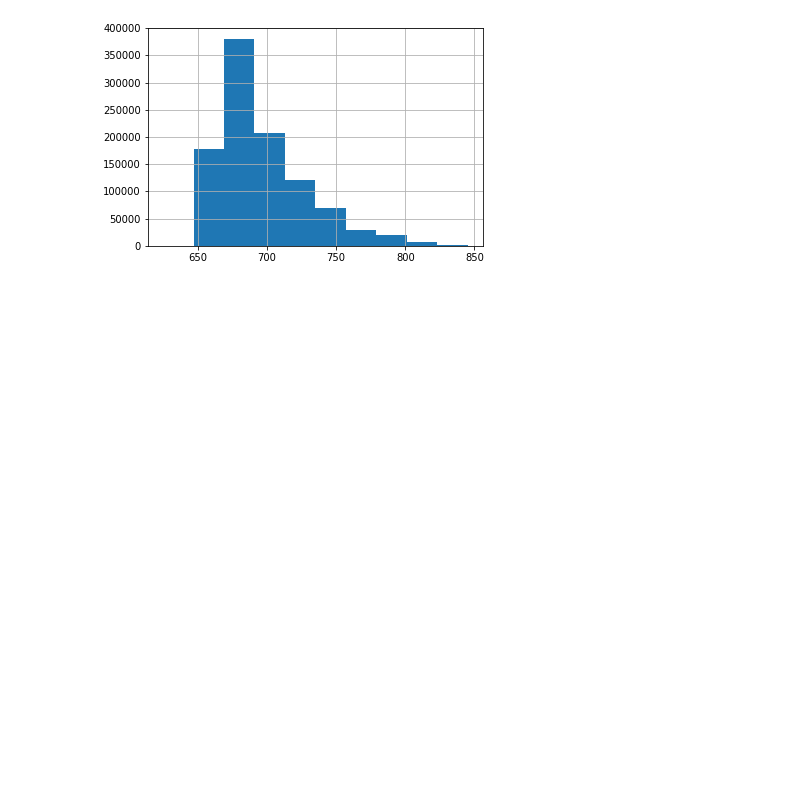
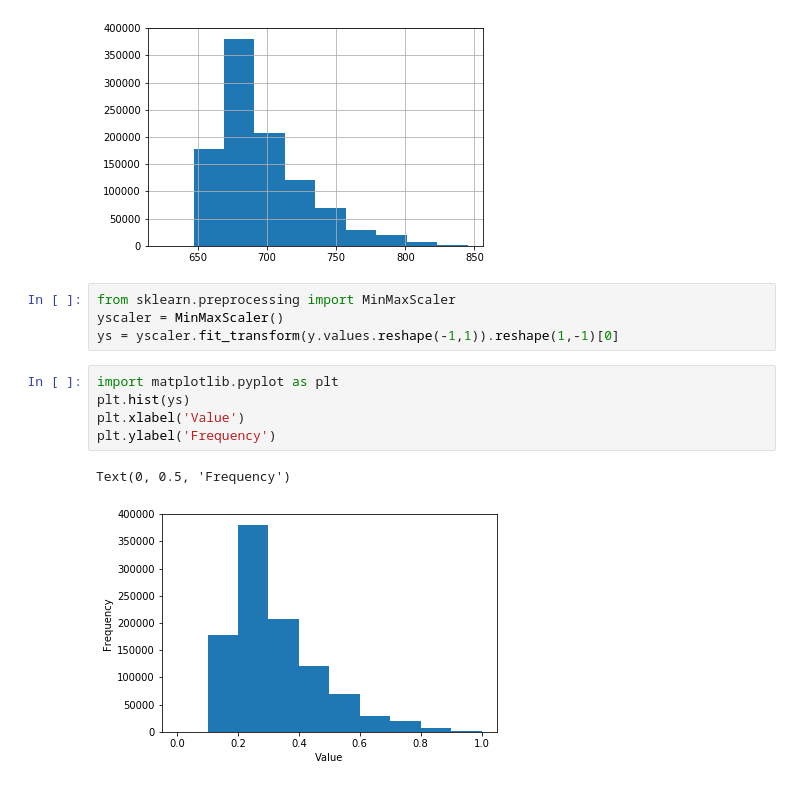
Before and after one commit to rvaldez1986/dataIncubator_capstone, a Jupyter notebook: scripts/wkbk4 (fico model).ipynb, the cells around one changed output. Drawn from its saved outputs; the diff is of its cells as text; blank space fills up the shorter version.

```diff
--- a/scripts/wkbk4 (fico model).ipynb
+++ b/scripts/wkbk4 (fico model).ipynb
@@ -19,3 +20,15 @@ y.hist()
 # %% [output]
 <matplotlib.axes._subplots.AxesSubplot at 0x...>
 [figure]
+# %%
+from sklearn.preprocessing import MinMaxScaler
+yscaler = MinMaxScaler()
+ys = yscaler.fit_transform(y.values.reshape(-1,1)).reshape(1,-1)[0]
+# %%
+import matplotlib.pyplot as plt
+plt.hist(ys)
+plt.xlabel('Value')
+plt.ylabel('Frequency')
+# %% [output]
+Text(0, 0.5, 'Frequency')
+[figure, added]
```
Also changed, not shown: parts of 20 cells of this notebook, 11 other files.
